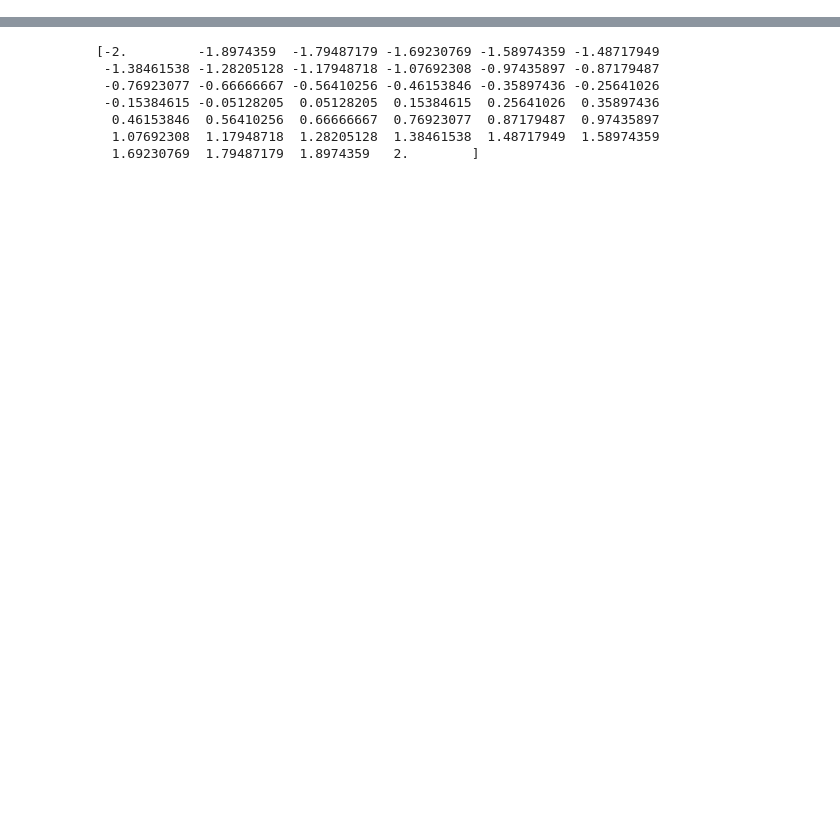
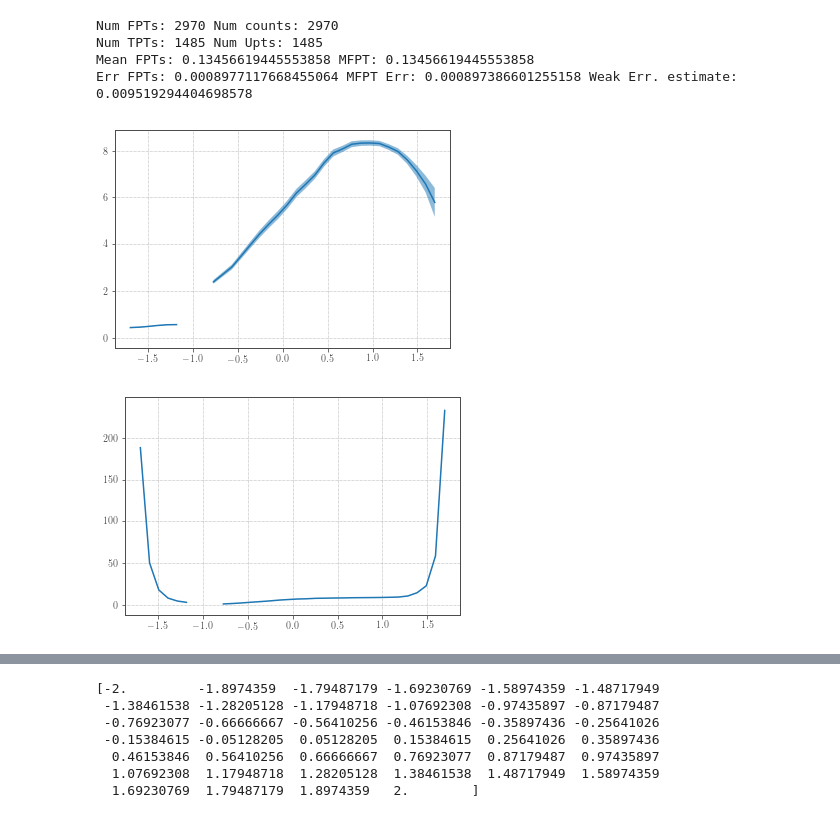
Before and after one commit to fbruenig/dmrt, a Jupyter notebook: tutorials/pydmrt_tutorial.ipynb, the cells around one changed output, grey strips where cells are left out. Saved outputs shown, nothing was run; the diff lists cells and outputs as text; code cells hidden in the pictures; blank space fills up the shorter version.

```diff
--- a/tutorials/pydmrt_tutorial.ipynb
+++ b/tutorials/pydmrt_tutorial.ipynb
@@ -9,0 +16,30 @@ import pylange
+# %%
+# Check output consistency
+i1,i2=5,10
+dists,tms,cts,errs,upts,fptDist,tptDist = difft.compute(inp[:,:2], mode='mfptcrossdist',radii=radii,verb=True)
+print("Num FPTs:",len(fptDist[i1][i2]),"Num counts:",cts[i1][i2])
+print("Num TPTs:",len(tptDist[i1][i2]),"Num Upts:",upts[i1][i2])
+print("Mean FPTs:",np.mean(fptDist[i1][i2]),"MFPT:",tms[i1][i2])
+print("Err FPTs:",np.sqrt(np.var(fptDist[i1][i2])/cts[i1][i2]),"MFPT Err:",errs[i1][i2],"Weak Err. estimate:", np.sqrt(tms[i1][i2]/upts[i1][i2]))
+# %% [output]
+Num FPTs: 2970 Num counts: 2970
+Num TPTs: 1485 Num Upts: 1485
+Mean FPTs: 0.13456619445553858 MFPT: 0.13456619445553858
+Err FPTs: 0.0008977117668455064 MFPT Err: 0.000897386601255158 Weak Err. estimate: 0.009519294404698578
+# %%
+# Inertial Effekte erzeugen schnellere mftps an steilen reflektierenden Grenzen
+index=10
+# MFPTs mit variablen x_ini (und festem x_final)
+plt.fill_between(dists[3:-3],tms.T[index,3:-3]-errs.T[index,3:-3],tms.T[index,3:-3]+errs.T[index,3:-3],alpha=0.5)
+plt.plot(dists[3:-3],tms.T[index,3:-3])
+#plt.plot(dists[3:-3],tms.T[-10,3:-3])
+plt.show()
+
+# MFPTs mit variablen x_final (und festem x_ini)
+plt.fill_between(dists[3:-3],tms[index,3:-3]-errs[index,3:-3],tms[index,3:-3]+errs[index,3:-3],alpha=0.5)
+plt.plot(dists[3:-3],tms[index,3:-3])
+#plt.plot(dists[3:-3],tms[-10,3:-3])
+plt.show()
+# %% [output]
+[figure, added]
+[figure, added]
```
Also changed, not shown: parts of 7 cells of this notebook, 6 other files.
